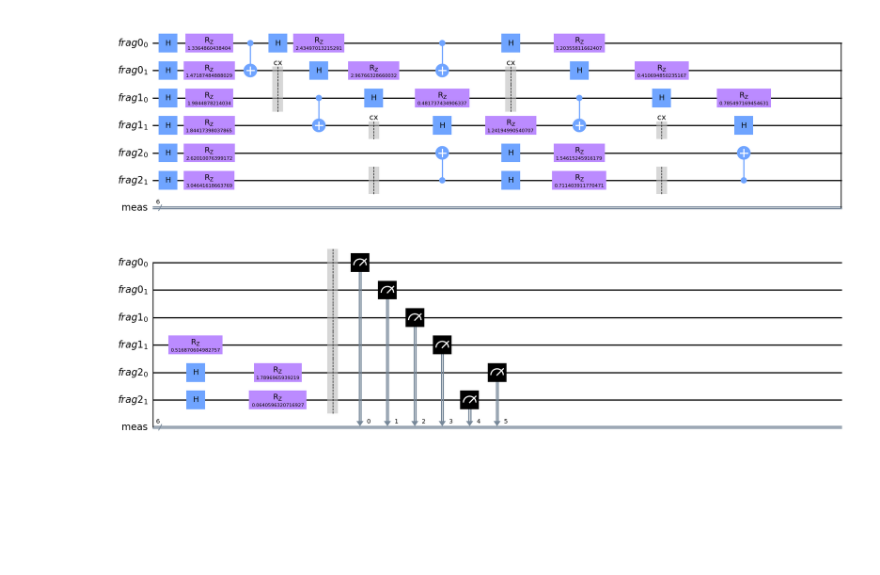
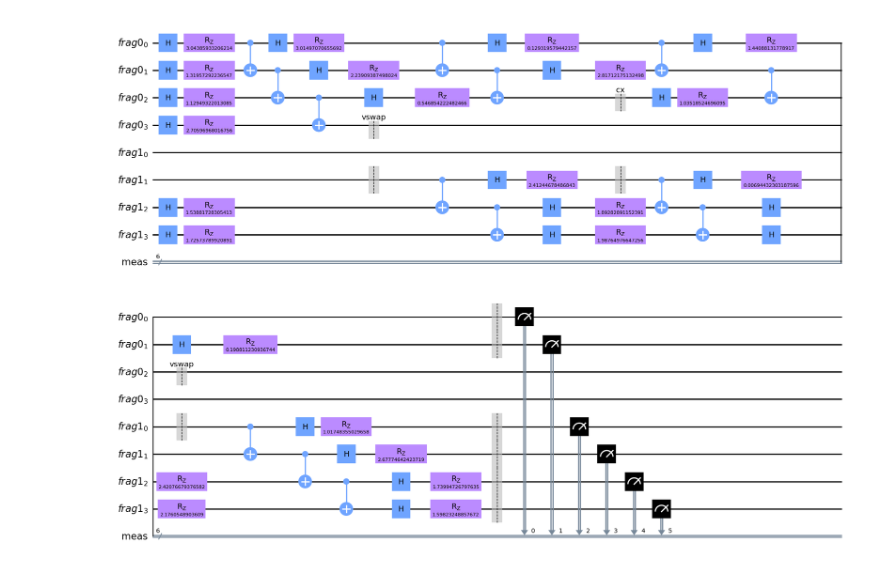
Before and after one commit to nathanieltornow/qtpu, a Jupyter notebook: examples/optimal_cutting.ipynb, the cells around one changed output. Saved outputs shown, nothing was run; the diff lists cells and outputs as text; code cells hidden in the pictures; blank space fills up the shorter version.

```diff
--- a/examples/optimal_cutting.ipynb
+++ b/examples/optimal_cutting.ipynb
@@ -1,18 +1,18 @@
 # %%
 from _example_circuit import example_circuit
 from qvm.core import cut, fragment_circuit
 
 
 circuit = example_circuit()
 
 virt_circuit = cut(
     circuit,
     technique="optimal",
-    num_fragments=3,
-    max_wire_cuts=0,
+    num_fragments=2,
+    max_wire_cuts=1,
     max_gate_cuts=4,
-    # max_fragment_size=7,
+    max_fragment_size=4,
 )
 fragment_circuit(virt_circuit).draw(output="mpl")
 # %% [output]
-[figure, old version]
+[figure, new version]
```
Also changed, not shown: 10 other files.
